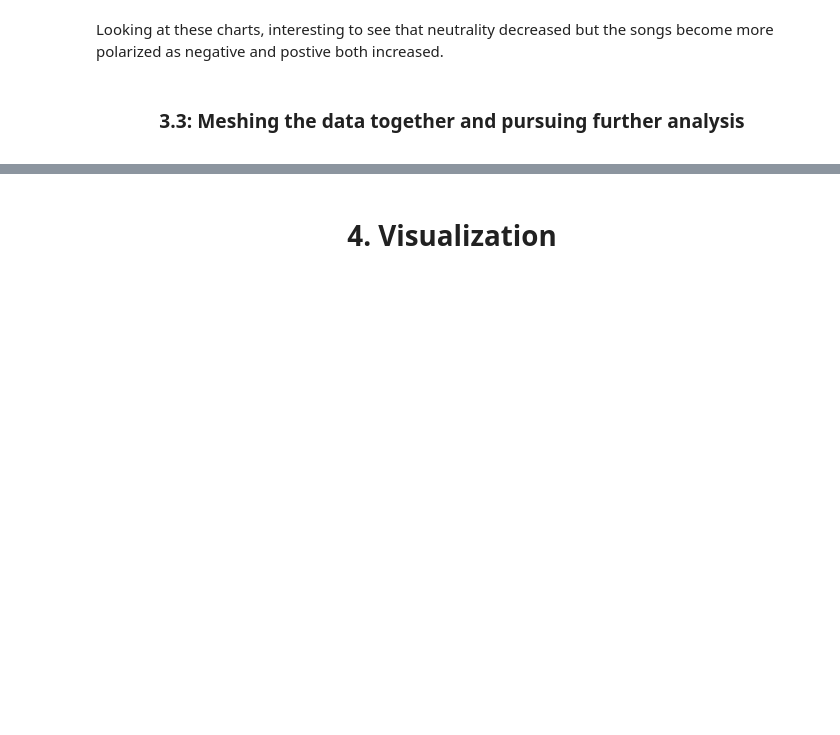
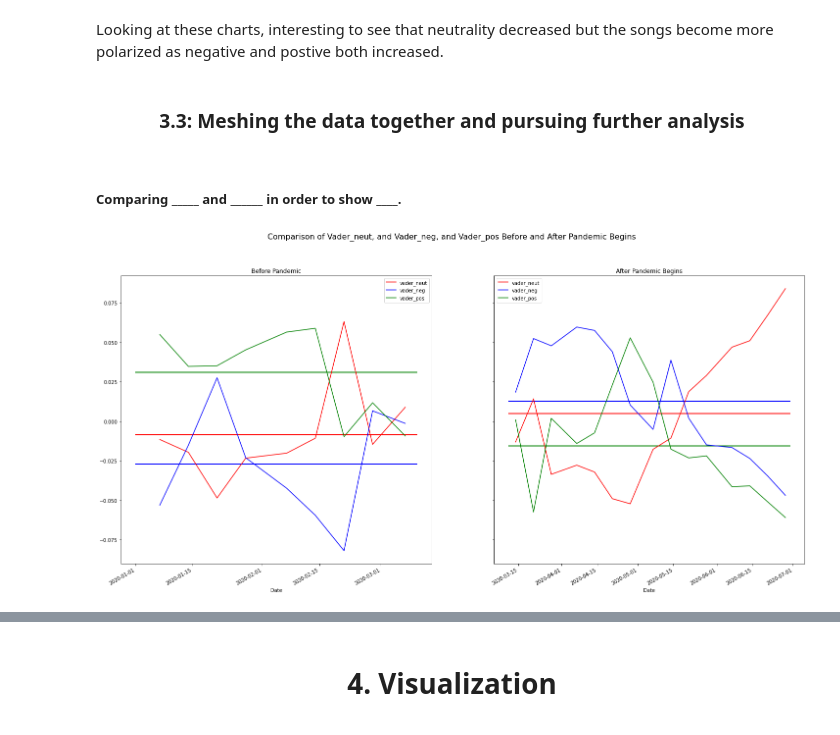
Before and after one commit to M-Sender/CS-Capstone, a Jupyter notebook: code/max.ipynb, the cells around one changed output, grey strips where cells are left out. Cells and saved outputs as stored; diff of their text form; code cells hidden in the pictures; blank space fills up the shorter version.

```diff
--- a/code/max.ipynb
+++ b/code/max.ipynb
@@ -237,4 +242,5 @@ nlp.add_pipe('spacytextblob')
 <spacytextblob.spacytextblob.SpacyTextBlob at 0x...>
 # %%
 for i in ['polarity','subjectivity','vader','vader_pos','vader_neg','vader_neut','sentiment']:
-    createMetricComparison(i,full_lyr)
+    #createMetricComparison(i,full_lyr,std=False)
+    pass
@@ -250,3 +248,5 @@ for i in ['polarity','subjectivity','vader','vader_pos','vader_neg','vader_neut'
 Looking at these charts, interesting to see that neutrality decreased but the songs become more polarized as negative and postive both increased.
 # %% [markdown]
 <center><h3>3.3: Meshing the data together and pursuing further analysis</h3></center>
+# %% [markdown]
+##### Comparing _____ and ______ in order to show ____. #####
@@ -252,0 +323,8 @@ Looking at these charts, interesting to see that neutrality decreased but the so
+# %%
+def make_tuple_dict(metric,df,color):
+    return {'metric':metric,'df':df,'color':color}
+#display(compare_Metrics([('polarity',full_lyr, 'r')],std=True))
+#display(compare_Metrics([('polarity',full_lyr, 'r'),('vader',full_lyr, 'b')],std=True,country=False,avg=True))
+compare_Metrics([('vader_neut',full_lyr, 'r'),('vader_neg',full_lyr, 'b'),('vader_pos',full_lyr, 'g')],std=True,country='USA',avg=True)
+# %% [output]
+[figure, added]
```
Also changed, not shown: parts of 14 cells of this notebook, 3 other files.
